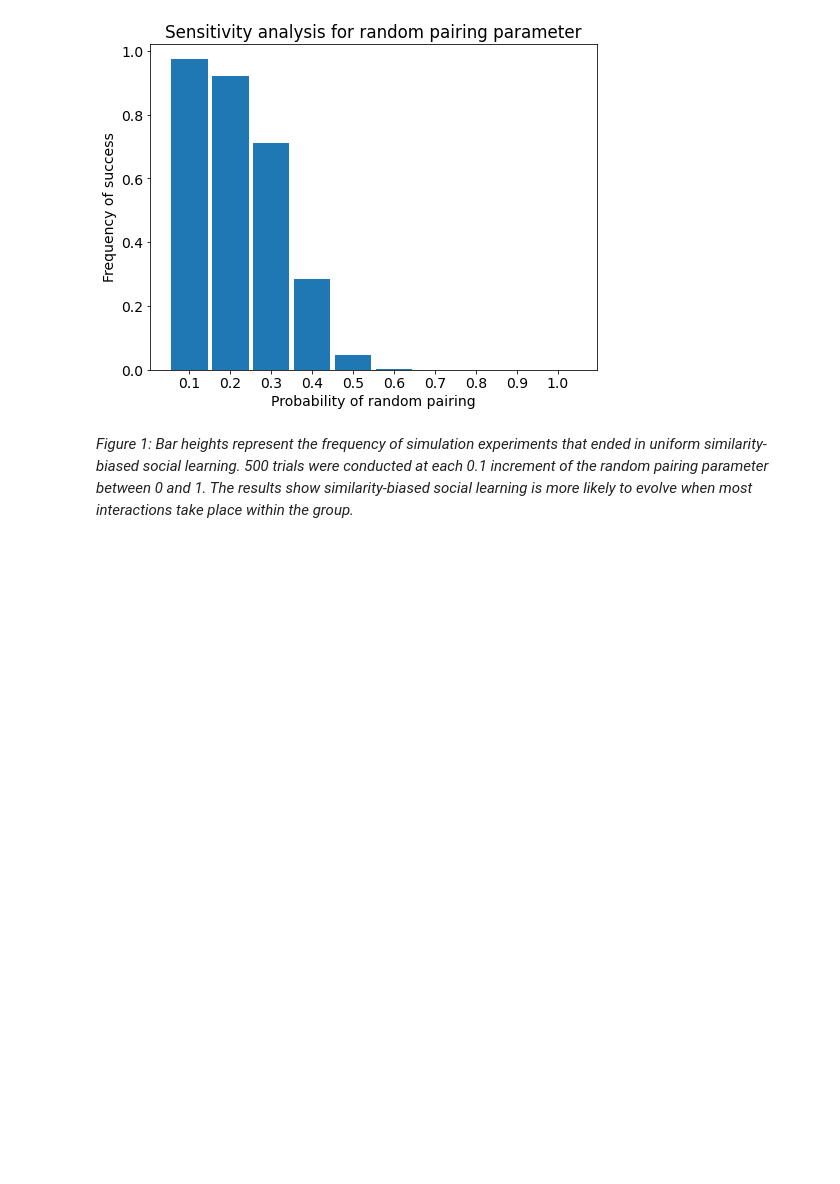
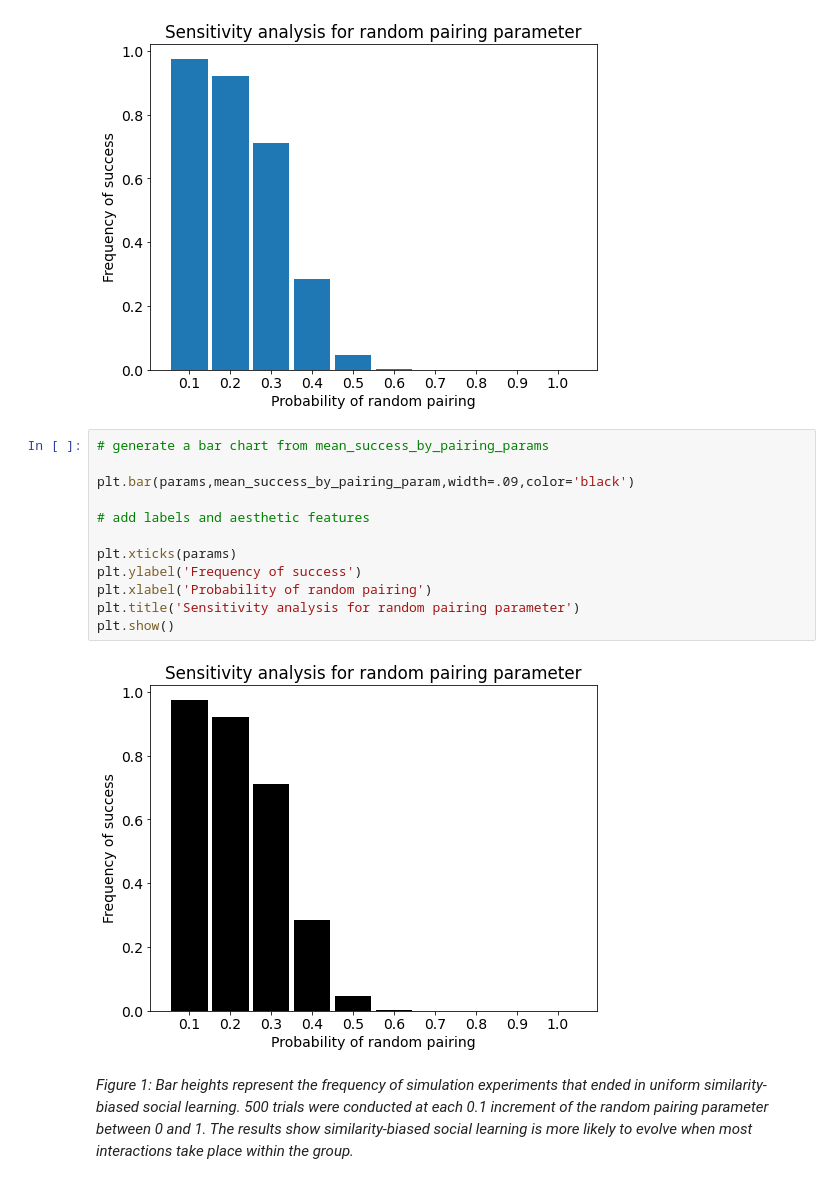
Before and after one commit to daniel-saunders-phil/dowry-game, a Jupyter notebook: Reproducible_data_analysis_similiarity_bias.ipynb, the cells around one changed output. Saved outputs shown, nothing was run; the diff lists cells and outputs as text; blank space fills up the shorter version.

```diff
--- a/Reproducible_data_analysis_similiarity_bias.ipynb
+++ b/Reproducible_data_analysis_similiarity_bias.ipynb
@@ -88,6 +88,20 @@ plt.title('Sensitivity analysis for random pairing parameter')
 plt.show()
 # %% [output]
 [figure]
+# %%
+# generate a bar chart from mean_success_by_pairing_params
+
+plt.bar(params,mean_success_by_pairing_param,width=.09,color='black')
+
+# add labels and aesthetic features
+
+plt.xticks(params)
+plt.ylabel('Frequency of success')
+plt.xlabel('Probability of random pairing')
+plt.title('Sensitivity analysis for random pairing parameter')
+plt.show()
+# %% [output]
+[figure, added]
 # %% [markdown]
 *Figure 1: Bar heights represent the frequency of simulation experiments that
 ended in uniform similarity-biased social learning. 500 trials were conducted
```
Also changed, not shown: parts of 7 cells of this notebook.
